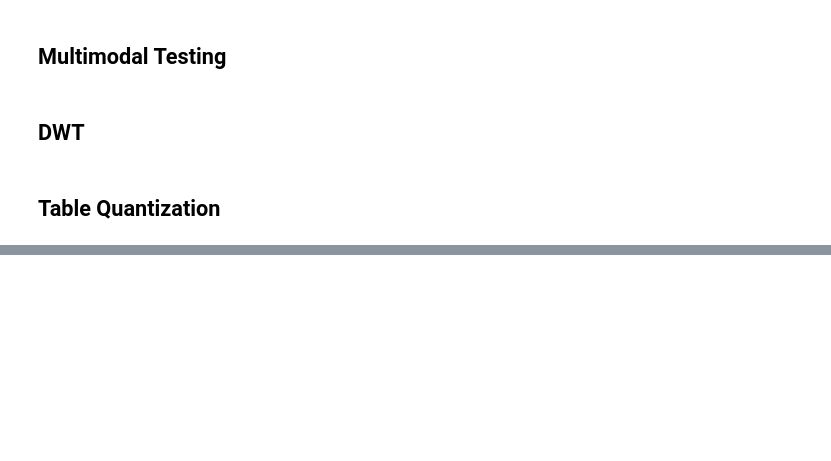
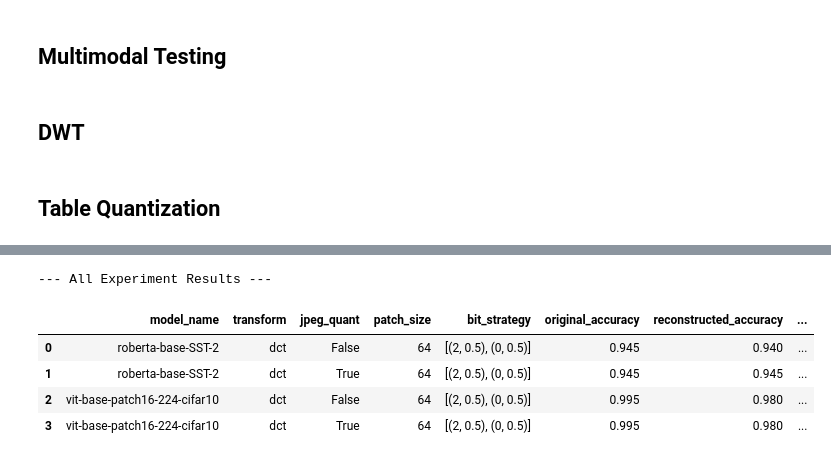
Before and after one commit to sadeghianmr/delta_dct_project, a Jupyter notebook: notebooks/model_evaluation.ipynb, the cells around one changed output, grey strips where cells are left out. Saved outputs shown, nothing was run; the diff lists cells and outputs as text; code cells hidden in the pictures; blank space fills up the shorter version.

Commit message:
feat: add table of quantizatio

```diff
--- a/notebooks/model_evaluation.ipynb
+++ b/notebooks/model_evaluation.ipynb
@@ -477,0 +563,14 @@ else:
+# %%
+if all_results:
+    results_df = pd.DataFrame(all_results)
+    print("\n--- All Experiment Results ---")
+    display(results_df)
+else:
+    print("No results to display. Please check for errors in the previous cell.")
+# %% [output]
+--- All Experiment Results ---
+|  | model_name | transform | jpeg_quant | patch_size | bit_strategy | original_accuracy | reconstructed_accuracy | ... |
+| 0 | roberta-base-SST-2 | dct | False | 64 | [(2, 0.5), (0, 0.5)] | 0.945 | 0.940 | ... |
+| 1 | roberta-base-SST-2 | dct | True | 64 | [(2, 0.5), (0, 0.5)] | 0.945 | 0.945 | ... |
+| 2 | vit-base-patch16-224-cifar10 | dct | False | 64 | [(2, 0.5), (0, 0.5)] | 0.995 | 0.980 | ... |
+| 3 | vit-base-patch16-224-cifar10 | dct | True | 64 | [(2, 0.5), (0, 0.5)] | 0.995 | 0.980 | ... |
```
Also changed, not shown: parts of 3 cells of this notebook, 5 other files.
